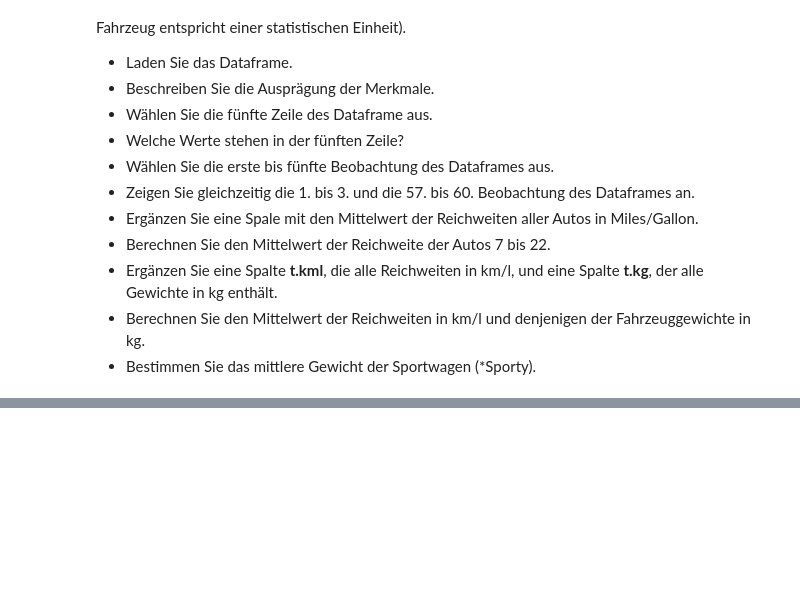
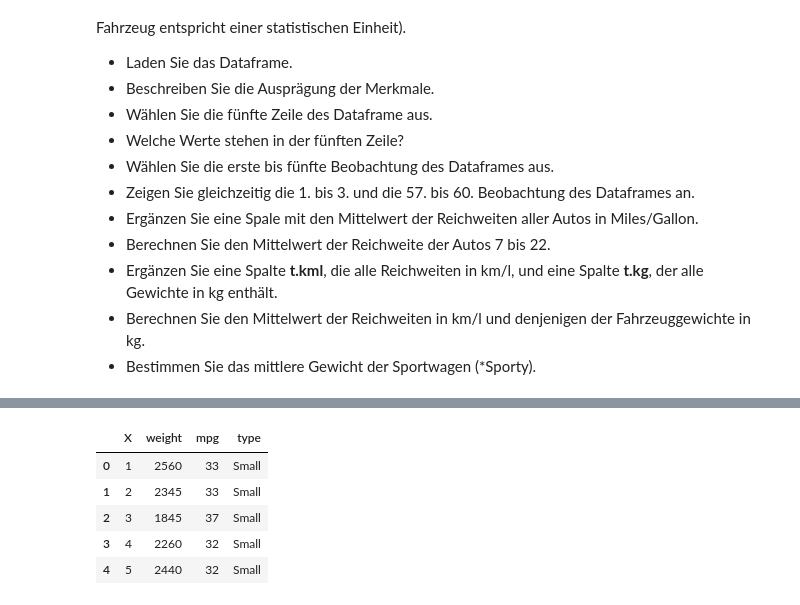
Before and after one commit to linomeyer/HSLU-ASTAT, a Jupyter notebook: SW01/SW01.ipynb, the cells around one changed output, grey strips where cells are left out. Cells and saved outputs as stored; diff of their text form; code cells hidden in the pictures; blank space fills up the shorter version.

```diff
--- a/SW01/SW01.ipynb
+++ b/SW01/SW01.ipynb
@@ -433,2 +520,11 @@ eine Spalte **t.kg**, der alle Gewichte in kg enthält.
+# %%
+fuel_dta[0:5]
+# %% [output]
+|  | X | weight | mpg | type |
+| 0 | 1 | 2560 | 33 | Small |
+| 1 | 2 | 2345 | 33 | Small |
+| 2 | 3 | 1845 | 37 | Small |
+| 3 | 4 | 2260 | 32 | Small |
+| 4 | 5 | 2440 | 32 | Small |
 # %% [markdown]
 ![HSLU](Bilder/LogoHSLU.png)
```
Also changed, not shown: parts of 50 cells of this notebook.
